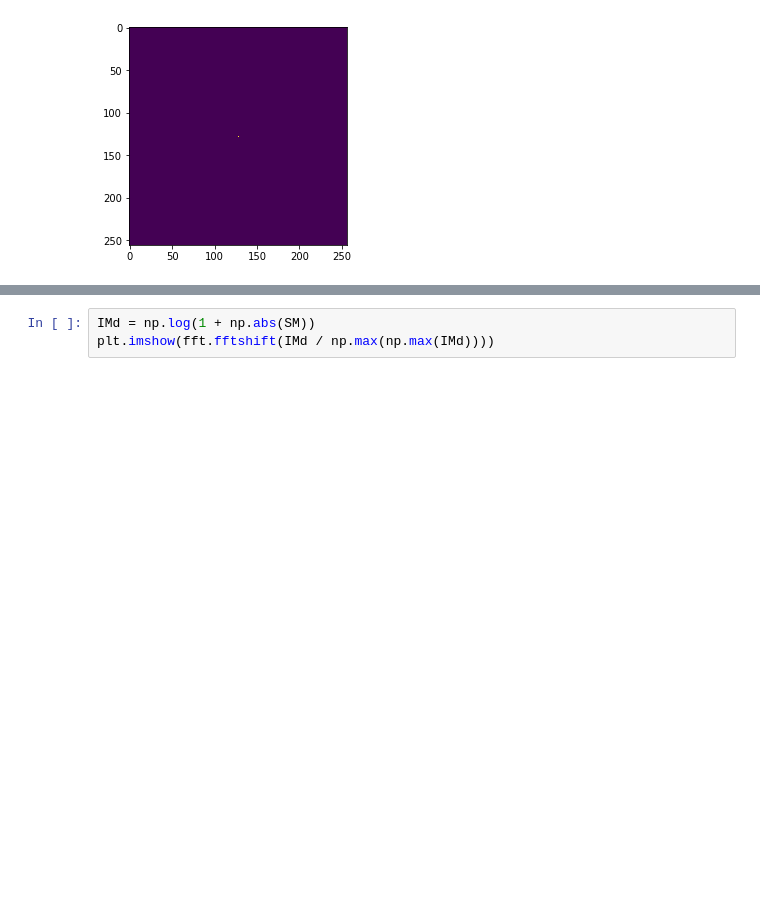
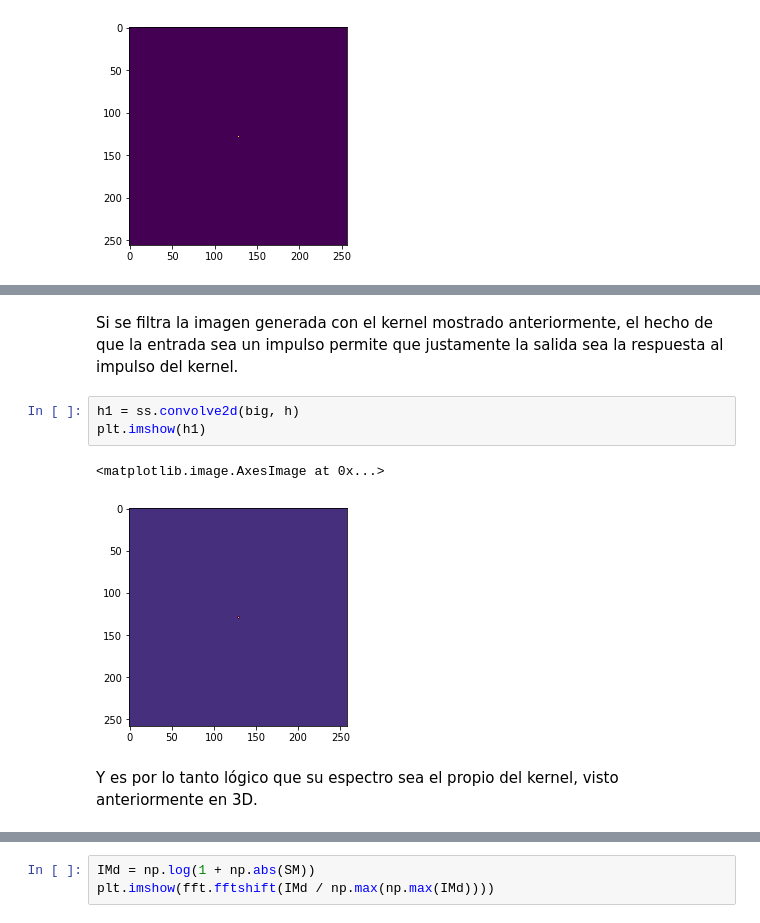
Before and after one commit to asp-image-dsp/image-processing-tp02, a Jupyter notebook: notebooks/ex2_a.ipynb, the cells around one changed output, grey strips where cells are left out. Drawn from its saved outputs; the diff is of its cells as text; blank space fills up the shorter version.

```diff
--- a/notebooks/ex2_a.ipynb
+++ b/notebooks/ex2_a.ipynb
@@ -59,0 +73,10 @@ plt.imshow(fft.fftshift(SM / np.max(np.max(SM))))
+# %% [markdown]
+Si se filtra la imagen generada con el kernel mostrado anteriormente, el hecho de que la entrada sea un impulso permite que justamente la salida sea la respuesta al impulso del kernel.
+# %%
+h1 = ss.convolve2d(big, h)
+plt.imshow(h1)
+# %% [output]
+<matplotlib.image.AxesImage at 0x...>
+[figure, added]
+# %% [markdown]
+Y es por lo tanto lógico que su espectro sea el propio del kernel, visto anteriormente en 3D.
```
Also changed, not shown: parts of 9 cells of this notebook, 1 other file.
